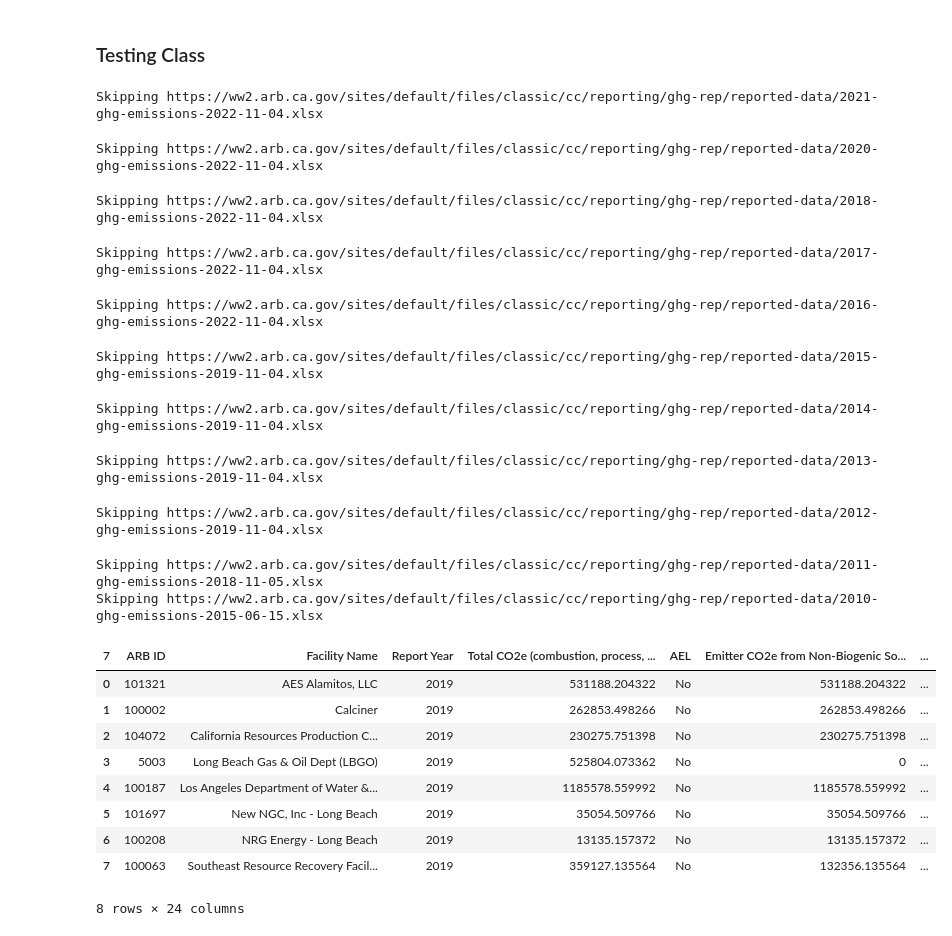
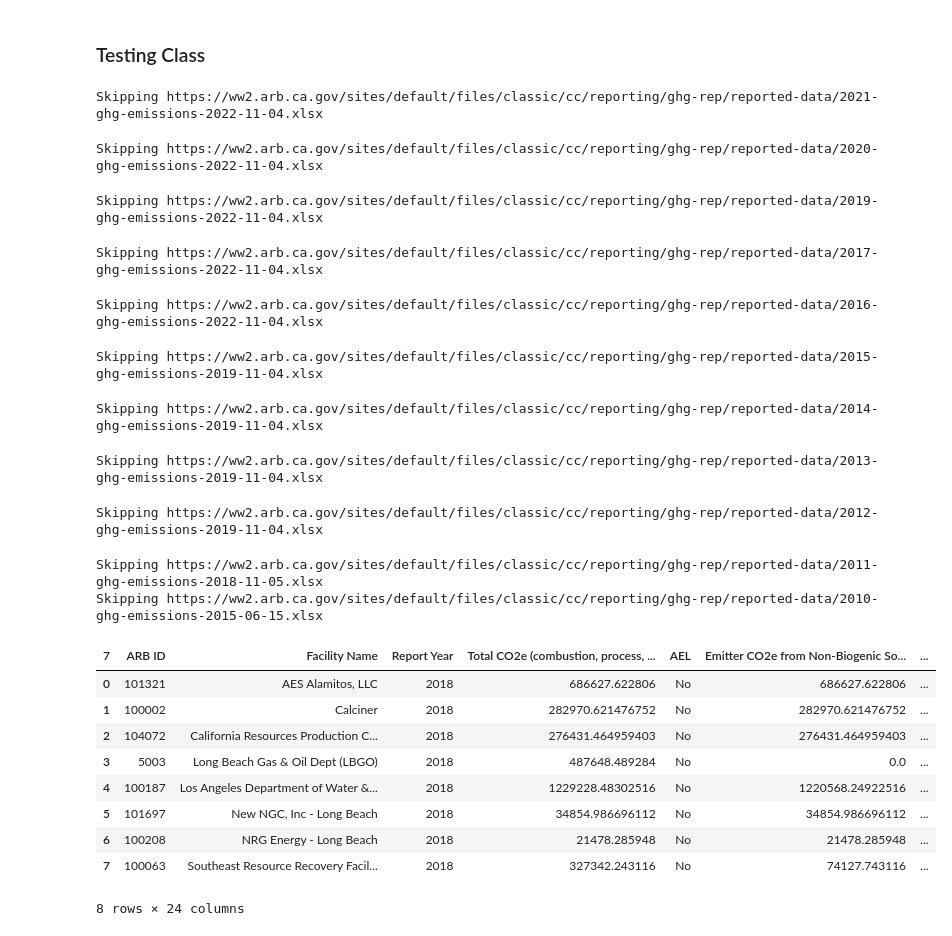
Before and after one commit to City-of-Long-Beach-Public/climate_inventory, a Jupyter notebook: src/extractions/CARB/carb-test.ipynb, the cells around one changed output. Cells and saved outputs as stored; diff of their text form; code cells hidden in the pictures.

```diff
--- a/src/extractions/CARB/carb-test.ipynb
+++ b/src/extractions/CARB/carb-test.ipynb
@@ -148,27 +148,27 @@ from CARBExtractor import CARBExtractor
 # %%
 carb_extractor = CARBExtractor()
 # %%
-carb_extractor.get_longbeach_data(year=2019)
+carb_extractor.run(2018, "Emissions")
 carb_extractor.longbeach_df
 # %% [output]
 Skipping https://ww2.arb.ca.gov/sites/default/files/classic/cc/reporting/ghg-rep/reported-data/2021-ghg-emissions-2022-11-04.xlsx
 Skipping https://ww2.arb.ca.gov/sites/default/files/classic/cc/reporting/ghg-rep/reported-data/2020-ghg-emissions-2022-11-04.xlsx
-Skipping https://ww2.arb.ca.gov/sites/default/files/classic/cc/reporting/ghg-rep/reported-data/2018-ghg-emissions-2022-11-04.xlsx
+Skipping https://ww2.arb.ca.gov/sites/default/files/classic/cc/reporting/ghg-rep/reported-data/2019-ghg-emissions-2022-11-04.xlsx
 Skipping https://ww2.arb.ca.gov/sites/default/files/classic/cc/reporting/ghg-rep/reported-data/2017-ghg-emissions-2022-11-04.xlsx
 Skipping https://ww2.arb.ca.gov/sites/default/files/classic/cc/reporting/ghg-rep/reported-data/2016-ghg-emissions-2022-11-04.xlsx
 Skipping https://ww2.arb.ca.gov/sites/default/files/classic/cc/reporting/ghg-rep/reported-data/2015-ghg-emissions-2019-11-04.xlsx
 Skipping https://ww2.arb.ca.gov/sites/default/files/classic/cc/reporting/ghg-rep/reported-data/2014-ghg-emissions-2019-11-04.xlsx
 Skipping https://ww2.arb.ca.gov/sites/default/files/classic/cc/reporting/ghg-rep/reported-data/2013-ghg-emissions-2019-11-04.xlsx
 Skipping https://ww2.arb.ca.gov/sites/default/files/classic/cc/reporting/ghg-rep/reported-data/2012-ghg-emissions-2019-11-04.xlsx
 Skipping https://ww2.arb.ca.gov/sites/default/files/classic/cc/reporting/ghg-rep/reported-data/2011-ghg-emissions-2018-11-05.xlsx
 Skipping https://ww2.arb.ca.gov/sites/default/files/classic/cc/reporting/ghg-rep/reported-data/2010-ghg-emissions-2015-06-15.xlsx
 | 7 | ARB ID | Facility Name | Report Year | Total CO2e (combustion, process, ... | AEL | Emitter CO2e from Non-Biogenic So... | ... |
-| 0 | 101321 | AES Alamitos, LLC | 2019 | 531188.204322 | No | 531188.204322 | ... |
-| 1 | 100002 | Calciner | 2019 | 262853.498266 | No | 262853.498266 | ... |
-| 2 | 104072 | California Resources Production C... | 2019 | 230275.751398 | No | 230275.751398 | ... |
-| 3 | 5003 | Long Beach Gas & Oil Dept (LBGO) | 2019 | 525804.073362 | No | 0 | ... |
-| 4 | 100187 | Los Angeles Department of Water &... | 2019 | 1185578.559992 | No | 1185578.559992 | ... |
-| 5 | 101697 | New NGC, Inc - Long Beach | 2019 | 35054.509766 | No | 35054.509766 | ... |
-| 6 | 100208 | NRG Energy - Long Beach | 2019 | 13135.157372 | No | 13135.157372 | ... |
-| 7 | 100063 | Southeast Resource Recovery Facil... | 2019 | 359127.135564 | No | 132356.135564 | ... |
+| 0 | 101321 | AES Alamitos, LLC | 2018 | 686627.622806 | No | 686627.622806 | ... |
+| 1 | 100002 | Calciner | 2018 | 282970.621476752 | No | 282970.621476752 | ... |
+| 2 | 104072 | California Resources Production C... | 2018 | 276431.464959403 | No | 276431.464959403 | ... |
+| 3 | 5003 | Long Beach Gas & Oil Dept (LBGO) | 2018 | 487648.489284 | No | 0.0 | ... |
+| 4 | 100187 | Los Angeles Department of Water &... | 2018 | 1229228.48302516 | No | 1220568.24922516 | ... |
+| 5 | 101697 | New NGC, Inc - Long Beach | 2018 | 34854.986696112 | No | 34854.986696112 | ... |
+| 6 | 100208 | NRG Energy - Long Beach | 2018 | 21478.285948 | No | 21478.285948 | ... |
+| 7 | 100063 | Southeast Resource Recovery Facil... | 2018 | 327342.243116 | No | 74127.743116 | ... |
 8 rows × 24 columns
```
Also changed, not shown: 1 other file.
